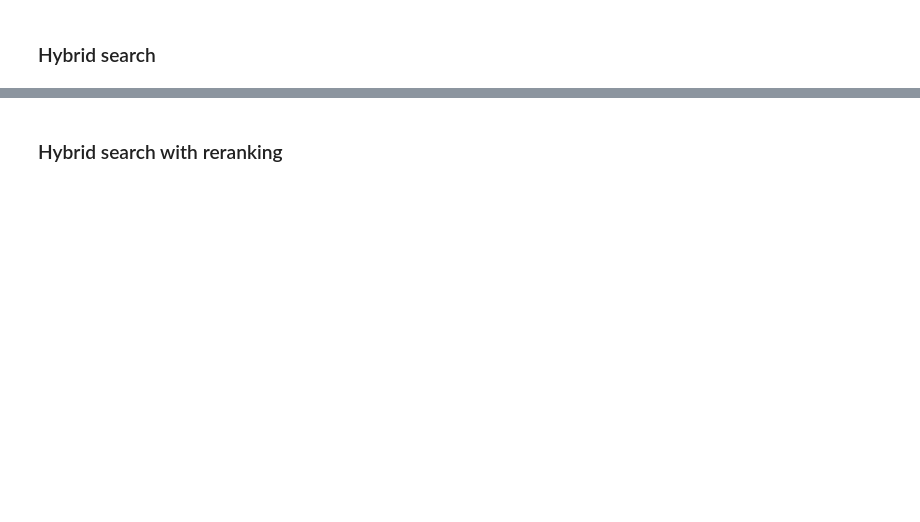
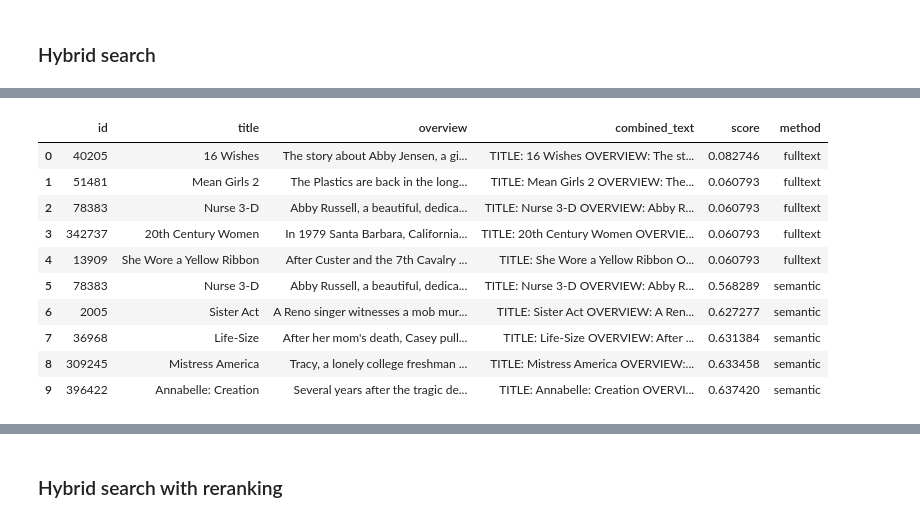
Before and after one commit to tkubica12/azure-workshops, a Jupyter notebook: d-ai-graphrag/guide.ipynb, the cells around one changed output, grey strips where cells are left out. Cells and saved outputs as stored; diff of their text form; code cells hidden in the pictures; blank space fills up the shorter version.

Commit message:
hybrid first attempt

```diff
--- a/d-ai-graphrag/guide.ipynb
+++ b/d-ai-graphrag/guide.ipynb
@@ -284,0 +507,16 @@ question3 = "What is the most common genre in the movies where one of key actors
+# %%
+import pandas as pd
+
+for q in questions:
+    # Execute full-text search query in PostgreSQL
+    search_query = """
+    SELECT id, title, overview, combined_text,
+        (embedding <=> azure_openai.create_embeddings('text-embedding-3-large', %s, 2000, max_attempts => 5, retry_delay_ms => 500)::vector) AS similarity_score
+    FROM movies
+    ORDER BY similarity_score
+    LIMIT 10;
+    """
+    df_results = execute_query(search_query, (q,))
+
+    response = llm_final_answer(q, build_context(df_results))
+    print_output(df_results=df_results, question=q, response=response)
@@ -285,2 +664,75 @@ question3 = "What is the most common genre in the movies where one of key actors
 # %% [markdown]
 ### Hybrid search
+# %%
+import pandas as pd
+
+for q in questions:
+    # Use LLM to enhance the question for full-text search
+    question_enhancement_prompt = """
+    You are an assistant that transforms user questions into search queries suitable for full-text search.
+    Your task is to extract key entities such as persons, places and other words specific enough to be suitable for full-text search from the user's question, while ignoring common stop words, filler words and generic words.
+    Ignore words like 'what', 'why', 'the', 'a', 'please', and other similar words that do not contain actual information.
+    Ignore generic words that do not add value to the search for specific item, such as 'movie', 'film', 'show', etc.
+    Your response MUST contain only resulting words, separated by spaces. Do not add any other text.
+    """
+    question_fulltext_enhanced = gpt_4o_mini_client.chat.completions.create(
+        model="gpt-4o-mini",
+        messages=[
+                {"role": "system", "content": question_enhancement_prompt},
+                {"role": "user", "content": f"QUESTION: {q}"}
+        ],
+        max_tokens=200,
+        temperature=0.7,
+    ).choices[0].message.content
+
+    # Use LLM to enhance the question
+    question_enhancement_prompt = """
+    You are an assistant that enhances user questions to be clear, well formulated and specific, with no grammar errors.
+    DO NOT ask clarifying questions, your task is just to enhance the question for further processing and vector search.
+    """
+    question_semantic_enhanced = gpt_4o_mini_client.chat.completions.create(
+        model="gpt-4o-mini",
+        messages=[
+                {"role": "system", "content": question_enhancement_prompt},
+                {"role": "user", "content": f"QUESTION: {q}"}
+        ],
+        max_tokens=200,
+        temperature=0.7,
+    ).choices[0].message.content
+
+    # Execute full-text search query in PostgreSQL
+    search_query = """
+    WITH fulltext AS (
+        SELECT
+            id,
+            title,
+            overview,
+            combined_text,
+            ts_rank(full_text_search, plainto_tsquery('english', %s)) AS score,
+            'fulltext' AS method
+        FROM movies
+        ORDER BY score DESC
+        LIMIT 5
+    ),
+    semantic AS (
+        SELECT
+            id,
+            title,
+            overview,
+            combined_text,
+            (embedding <=> azure_openai.create_embeddings('text-embedding-3-large', %s, 2000, max_attempts => 5, retry_delay_ms => 500)::vector) AS score,
+            'semantic' AS method
+        FROM movies
+        ORDER BY score    -- lower similarity score is better
+        LIMIT 5
+    )
+    SELECT * FROM fulltext
+    UNION ALL
+    SELECT * FROM semantic;
+    """
+
+    df_results = execute_query(search_query, (question_fulltext_enhanced,question_semantic_enhanced))
+
+    response = llm_final_answer(question_semantic_enhanced, build_context(df_results))
+    print_output(df_results=df_results, question=q, response=response, question_enhanced=question_semantic_enhanced)
+# %% [output]
@@ -286,0 +742,11 @@ question3 = "What is the most common genre in the movies where one of key actors
+|  | id | title | overview | combined_text | score | method |
+| 0 | 40205 | 16 Wishes | The story about Abby Jensen, a gi... | TITLE: 16 Wishes OVERVIEW: The st... | 0.082746 | fulltext |
+| 1 | 51481 | Mean Girls 2 | The Plastics are back in the long... | TITLE: Mean Girls 2 OVERVIEW: The... | 0.060793 | fulltext |
+| 2 | 78383 | Nurse 3-D | Abby Russell, a beautiful, dedica... | TITLE: Nurse 3-D OVERVIEW: Abby R... | 0.060793 | fulltext |
+| 3 | 342737 | 20th Century Women | In 1979 Santa Barbara, California... | TITLE: 20th Century Women OVERVIE... | 0.060793 | fulltext |
+| 4 | 13909 | She Wore a Yellow Ribbon | After Custer and the 7th Cavalry ... | TITLE: She Wore a Yellow Ribbon O... | 0.060793 | fulltext |
+| 5 | 78383 | Nurse 3-D | Abby Russell, a beautiful, dedica... | TITLE: Nurse 3-D OVERVIEW: Abby R... | 0.568289 | semantic |
+| 6 | 2005 | Sister Act | A Reno singer witnesses a mob mur... | TITLE: Sister Act OVERVIEW: A Ren... | 0.627277 | semantic |
+| 7 | 36968 | Life-Size | After her mom's death, Casey pull... | TITLE: Life-Size OVERVIEW: After ... | 0.631384 | semantic |
+| 8 | 309245 | Mistress America | Tracy, a lonely college freshman ... | TITLE: Mistress America OVERVIEW:... | 0.633458 | semantic |
+| 9 | 396422 | Annabelle: Creation | Several years after the tragic de... | TITLE: Annabelle: Creation OVERVI... | 0.637420 | semantic |
```
Also changed, not shown: parts of 17 cells of this notebook, 1 other file.
